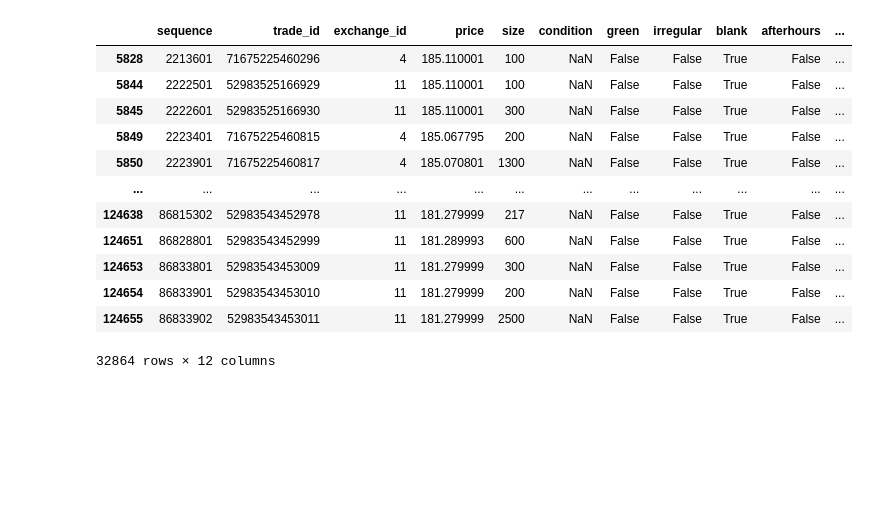
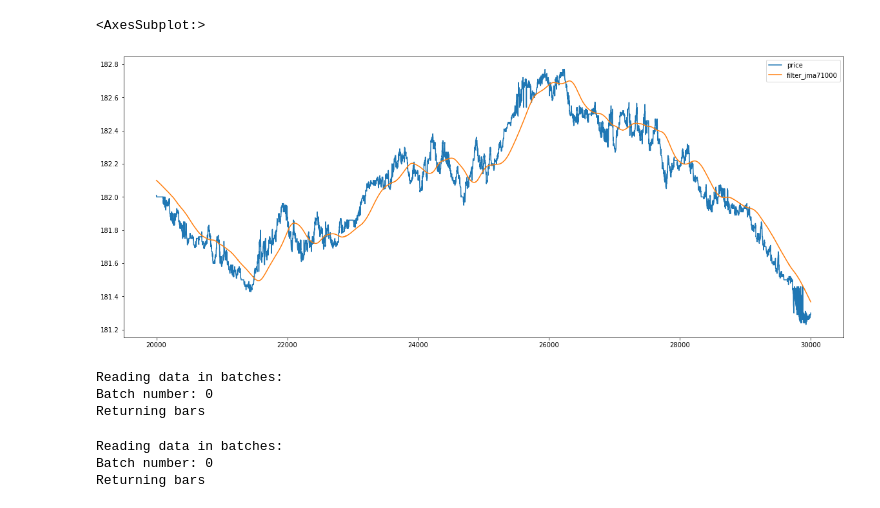
Before and after one commit to bobcolner/pandas-polygon, a Jupyter notebook: notebook.ipynb, the cells around one changed output. Cells and saved outputs as stored; diff of their text form; code cells hidden in the pictures; blank space fills up the shorter version.

```diff
--- a/notebook.ipynb
+++ b/notebook.ipynb
@@ -101,2 +52,0 @@ df[df.afterhours==True].sip_dt.hist(bins=100, figsize=[20,7])
-# %%
-df = df.sort_values('sip_dt')
@@ -133,21 +52,0 @@ dff[0:12]
-# %%
-df.loc[df.condition.isna(), 'condition'] = np.array([])
-# %% [output]
-|  | sequence | trade_id | exchange_id | price | size | condition | green | irregular | blank | afterhours | ... |
-| 5828 | 2213601 | 71675225460296 | 4 | 185.110001 | 100 | NaN | False | False | True | False | ... |
-| 5844 | 2222501 | 52983525166929 | 11 | 185.110001 | 100 | NaN | False | False | True | False | ... |
-| 5845 | 2222601 | 52983525166930 | 11 | 185.110001 | 300 | NaN | False | False | True | False | ... |
-| 5849 | 2223401 | 71675225460815 | 4 | 185.067795 | 200 | NaN | False | False | True | False | ... |
-| 5850 | 2223901 | 71675225460817 | 4 | 185.070801 | 1300 | NaN | False | False | True | False | ... |
-| ... | ... | ... | ... | ... | ... | ... | ... | ... | ... | ... | ... |
-| 124638 | 86815302 | 52983543452978 | 11 | 181.279999 | 217 | NaN | False | False | True | False | ... |
-| 124651 | 86828801 | 52983543452999 | 11 | 181.289993 | 600 | NaN | False | False | True | False | ... |
-| 124653 | 86833801 | 52983543453009 | 11 | 181.279999 | 300 | NaN | False | False | True | False | ... |
-| 124654 | 86833901 | 52983543453010 | 11 | 181.279999 | 200 | NaN | False | False | True | False | ... |
-| 124655 | 86833902 | 52983543453011 | 11 | 181.279999 | 2500 | NaN | False | False | True | False | ... |
-32864 rows × 12 columns
-# %%
-
-df = df[df['irregular'] == False].reset_index(drop=True)
-
-df = add_outlier_metrics(df, window_len)
@@ -162,2 +52,0 @@ df[(df.afterhours==False) & (df.irregular==False) & (~df.condition.isna())][0:12
-# %%
-df['cond_str'] = df.condition.astype('str')
@@ -177,0 +53,6 @@ df.exchange_dt.plot(figsize=[20,7])
+# %%
+df[['price', 'filter_jma710']][20000:30000].plot(figsize=[20,8])
+# df[['price', 'filter_jma71000']][20000:30000].plot_bokeh(kind='line', sizing_mode="scale_height", disable_scientific_axes=True)
+# %% [output]
+<AxesSubplot:>
+[figure, added]
@@ -177,0 +63,6 @@ df.exchange_dt.plot(figsize=[20,7])
+# %%
+bars = mfl.data_structures.get_tick_bars(df2, threshold=1000)
+# %% [output]
+Reading data in batches:
+Batch number: 0
+Returning bars
@@ -178,3 +71,9 @@ df.exchange_dt.plot(figsize=[20,7])
+# %%
+bars, thresh = mfl.data_structures.get_const_tick_imbalance_bars(df2, expected_imbalance_window=100000, exp_num_ticks_init=10000)
+# %% [output]
+Reading data in batches:
+Batch number: 0
+Returning bars
 # %%
 # get data from s3
 clean_df, bad_df = s3d.get_s3_df(symbol, date)
```
Also changed, not shown: parts of 30 cells of this notebook, 5 other files.
